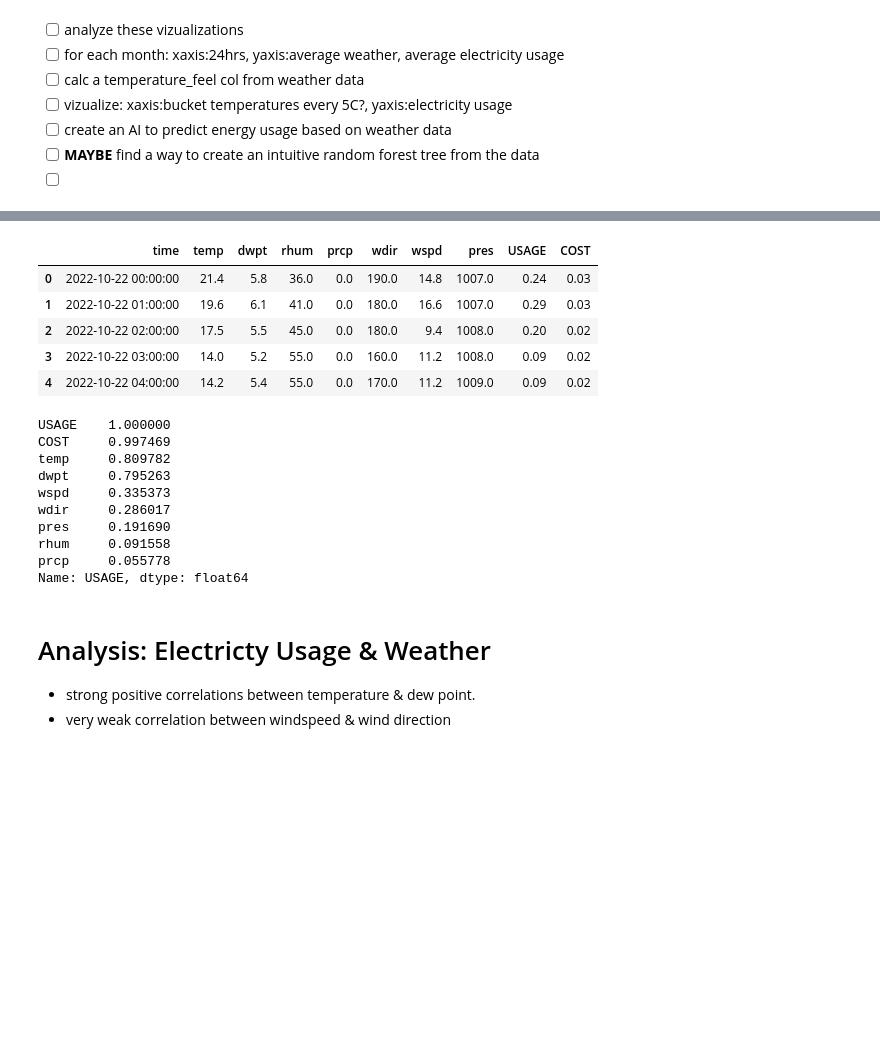
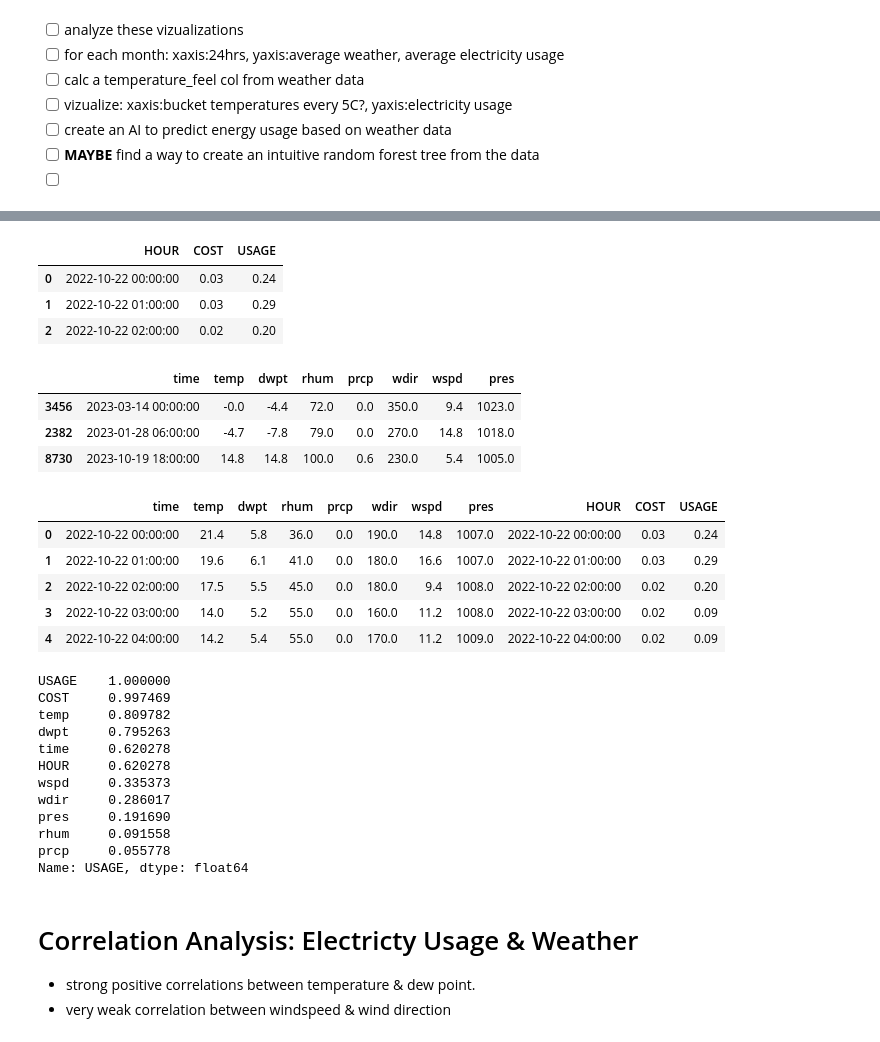
Before and after one commit to MichaelSalata/Energy_Use_Info, a Jupyter notebook: electricity_and_weather_analysis.ipynb, the cells around one changed output, grey strips where cells are left out. Drawn from its saved outputs; the diff is of its cells as text; code cells hidden in the pictures; blank space fills up the shorter version.

```diff
--- a/electricity_and_weather_analysis.ipynb
+++ b/electricity_and_weather_analysis.ipynb
@@ -139,0 +171,4 @@ datetime64[ns] datetime64[ns]
+# %%
+# convert half-hour data granularity of the energy_df into 1hr rows
+energy_df['HOUR'] = energy_df['START_TIME'].dt.floor('H')
+energy_df.head(4)
@@ -140,8 +181,6 @@ datetime64[ns] datetime64[ns]
 # %%
 # convert half-hour data granularity of the energy_df into 1hr rows
-#  create an 'HOUR' col to group/sum energy readings by and merge with the weather_df['time'] to
-energy_df['HOUR'] = energy_df['START_TIME'].dt.strftime("%Y-%m-%d %H:00:00")
-energy_df['HOUR'] = pd.to_datetime(energy_df['HOUR'], infer_datetime_format=True)
-energy_df['HOUR'].dtypes
-energy_df['HOUR'].head()
+energy_df['HOUR'] = energy_df['START_TIME'].dt.floor('H')
+print(energy_df['HOUR'].dtypes)
+energy_df.head(6)
 # %% [output]
@@ -154,5 +195,7 @@ Name: HOUR, dtype: datetime64[ns]
 # %%
 # convert half-hour data granularity of the energy_df into 1hr rows
-energy_df = energy_df.groupby('HOUR')['USAGE', 'COST'].sum()
-energy_df.head()
+energy_pivot = energy_df.pivot_table(index='HOUR', values=['USAGE', 'COST'], aggfunc='sum')
+energy_pivot.reset_index(inplace=True)
+print(energy_pivot.columns)
+energy_pivot.head(3)
 # %% [output]
@@ -166,23 +220,40 @@ energy_df.head()
+# %%
+# convert HOUR col back to datetime
+energy_pivot['HOUR'] = pd.to_datetime(energy_pivot['HOUR'], format='%Y-%m-%d %H:%M:%S').dt.floor('H')
+energy_pivot.head(3)
+# %% [output]
+|  | HOUR | COST | USAGE |
+| 0 | 2022-10-22 00:00:00 | 0.03 | 0.24 |
+| 1 | 2022-10-22 01:00:00 | 0.03 | 0.29 |
+| 2 | 2022-10-22 02:00:00 | 0.02 | 0.20 |
+# %%
+weather_df.sample(3)
+# %% [output]
+|  | time | temp | dwpt | rhum | prcp | wdir | wspd | pres |
+| 3456 | 2023-03-14 00:00:00 | -0.0 | -4.4 | 72.0 | 0.0 | 350.0 | 9.4 | 1023.0 |
+| 2382 | 2023-01-28 06:00:00 | -4.7 | -7.8 | 79.0 | 0.0 | 270.0 | 14.8 | 1018.0 |
+| 8730 | 2023-10-19 18:00:00 | 14.8 | 14.8 | 100.0 | 0.6 | 230.0 | 5.4 | 1005.0 |
 # %%
 # merge datasets
-weather_df.set_index('time')
-energy_weather_df = weather_df.merge(energy_df, how='inner', left_on=['time'], right_on=['HOUR'])
+energy_weather_df = pd.merge(weather_df, energy_pivot, how='inner', left_on='time', right_on='HOUR')
 energy_weather_df.head()
 # %% [output]
-|  | time | temp | dwpt | rhum | prcp | wdir | wspd | pres | USAGE | COST |
-| 0 | 2022-10-22 00:00:00 | 21.4 | 5.8 | 36.0 | 0.0 | 190.0 | 14.8 | 1007.0 | 0.24 | 0.03 |
-| 1 | 2022-10-22 01:00:00 | 19.6 | 6.1 | 41.0 | 0.0 | 180.0 | 16.6 | 1007.0 | 0.29 | 0.03 |
-| 2 | 2022-10-22 02:00:00 | 17.5 | 5.5 | 45.0 | 0.0 | 180.0 | 9.4 | 1008.0 | 0.20 | 0.02 |
-| 3 | 2022-10-22 03:00:00 | 14.0 | 5.2 | 55.0 | 0.0 | 160.0 | 11.2 | 1008.0 | 0.09 | 0.02 |
-| 4 | 2022-10-22 04:00:00 | 14.2 | 5.4 | 55.0 | 0.0 | 170.0 | 11.2 | 1009.0 | 0.09 | 0.02 |
+|  | time | temp | dwpt | rhum | prcp | wdir | wspd | pres | HOUR | COST | USAGE |
+| 0 | 2022-10-22 00:00:00 | 21.4 | 5.8 | 36.0 | 0.0 | 190.0 | 14.8 | 1007.0 | 2022-10-22 00:00:00 | 0.03 | 0.24 |
+| 1 | 2022-10-22 01:00:00 | 19.6 | 6.1 | 41.0 | 0.0 | 180.0 | 16.6 | 1007.0 | 2022-10-22 01:00:00 | 0.03 | 0.29 |
+| 2 | 2022-10-22 02:00:00 | 17.5 | 5.5 | 45.0 | 0.0 | 180.0 | 9.4 | 1008.0 | 2022-10-22 02:00:00 | 0.02 | 0.20 |
+| 3 | 2022-10-22 03:00:00 | 14.0 | 5.2 | 55.0 | 0.0 | 160.0 | 11.2 | 1008.0 | 2022-10-22 03:00:00 | 0.02 | 0.09 |
+| 4 | 2022-10-22 04:00:00 | 14.2 | 5.4 | 55.0 | 0.0 | 170.0 | 11.2 | 1009.0 | 2022-10-22 04:00:00 | 0.02 | 0.09 |
 # %%
-hi_corr = abs(energy_weather_df.corr()['USAGE']).sort_values(ascending=False)
-print(hi_corr)
+usage_corr = abs(energy_weather_df.corr()['USAGE']).sort_values(ascending=False)
+print(usage_corr)
 # %% [output]
 USAGE    1.000000
 COST     0.997469
 temp     0.809782
 dwpt     0.795263
+time     0.620278
+HOUR     0.620278
 wspd     0.335373
 wdir     0.286017
 pres     0.191690
@@ -190,6 +261,6 @@ rhum     0.091558
 prcp     0.055778
 Name: USAGE, dtype: float64
 # %% [markdown]
-# Analysis: Electricty Usage & Weather
+# Correlation Analysis: Electricty Usage & Weather
 * strong positive correlations between temperature & dew point.
 * very weak correlation between windspeed & wind direction
```
Also changed, not shown: parts of 8 cells of this notebook.
